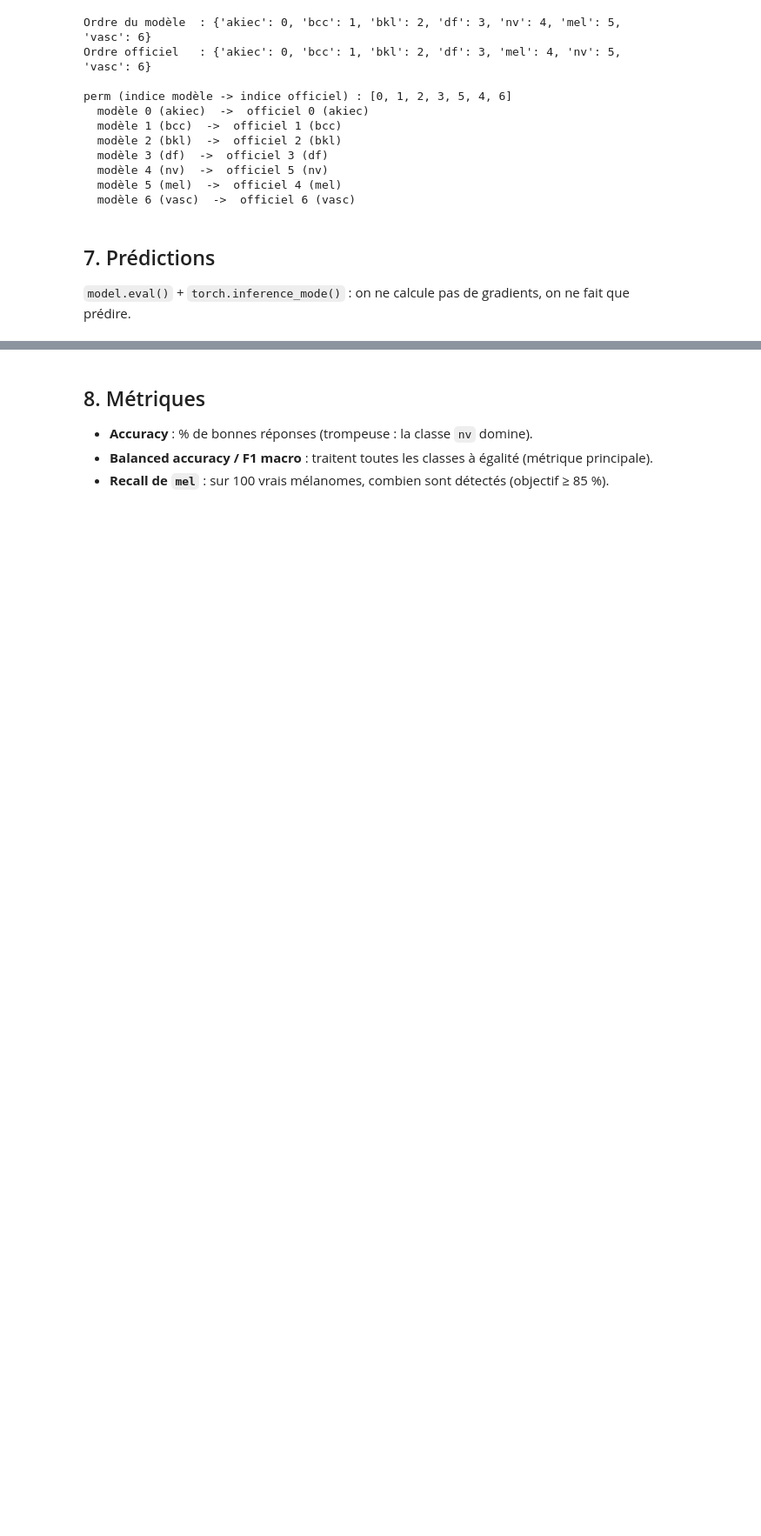
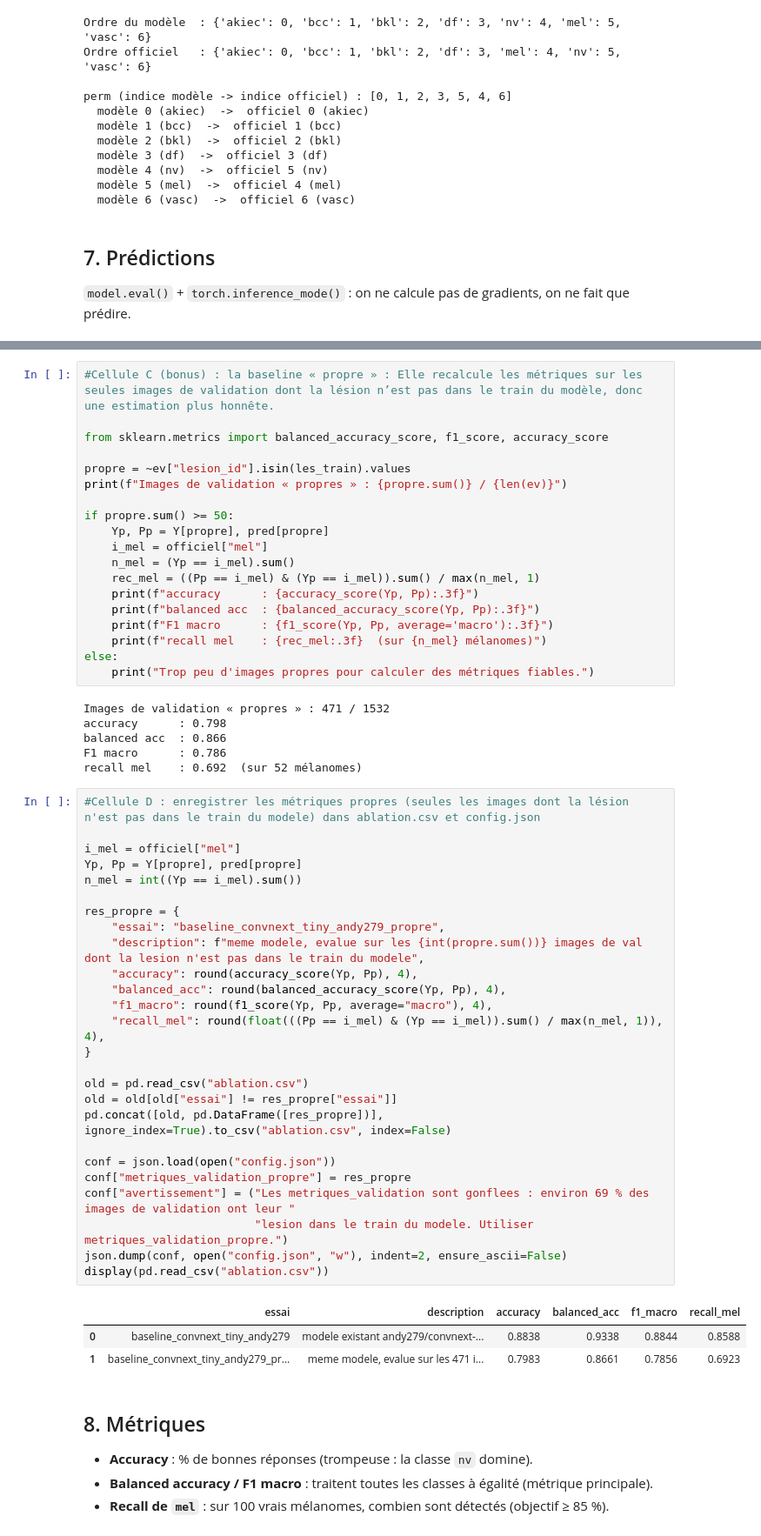
Before and after one commit to MalekAmri88/projet-dermatologie, a Jupyter notebook: M2_modele/M2_S1_baseline.ipynb, the cells around one changed output, grey strips where cells are left out. Shown at 87% size. Saved outputs shown, nothing was run; the diff lists cells and outputs as text; blank space fills up the shorter version.

Commit message:
M2_S1: baseline propre (hors lesions vues par le modele)

```diff
--- a/M2_modele/M2_S1_baseline.ipynb
+++ b/M2_modele/M2_S1_baseline.ipynb
@@ -312,3 +359,58 @@ Terminé en 119 s pour 1532 images
+# %%
+#Cellule C (bonus) : la baseline « propre » : Elle recalcule les métriques sur les seules images de validation dont la lésion n’est pas dans le train du modèle, donc une estimation plus honnête.
+
+from sklearn.metrics import balanced_accuracy_score, f1_score, accuracy_score
+
+propre = ~ev["lesion_id"].isin(les_train).values
+print(f"Images de validation « propres » : {propre.sum()} / {len(ev)}")
+
+if propre.sum() >= 50:
+    Yp, Pp = Y[propre], pred[propre]
+    i_mel = officiel["mel"]
+    n_mel = (Yp == i_mel).sum()
+    rec_mel = ((Pp == i_mel) & (Yp == i_mel)).sum() / max(n_mel, 1)
+    print(f"accuracy      : {accuracy_score(Yp, Pp):.3f}")
+    print(f"balanced acc  : {balanced_accuracy_score(Yp, Pp):.3f}")
+    print(f"F1 macro      : {f1_score(Yp, Pp, average='macro'):.3f}")
+    print(f"recall mel    : {rec_mel:.3f}  (sur {n_mel} mélanomes)")
+else:
+    print("Trop peu d'images propres pour calculer des métriques fiables.")
+# %% [output]
+Images de validation « propres » : 471 / 1532
+accuracy      : 0.798
+balanced acc  : 0.866
+F1 macro      : 0.786
+recall mel    : 0.692  (sur 52 mélanomes)
+# %%
+#Cellule D : enregistrer les métriques propres (seules les images dont la lésion n'est pas dans le train du modele) dans ablation.csv et config.json
+
+i_mel = officiel["mel"]
+Yp, Pp = Y[propre], pred[propre]
+n_mel = int((Yp == i_mel).sum())
+
+res_propre = {
+    "essai": "baseline_convnext_tiny_andy279_propre",
+    "description": f"meme modele, evalue sur les {int(propre.sum())} images de val dont la lesion n'est pas dans le train du modele",
+    "accuracy": round(accuracy_score(Yp, Pp), 4),
+    "balanced_acc": round(balanced_accuracy_score(Yp, Pp), 4),
+    "f1_macro": round(f1_score(Yp, Pp, average="macro"), 4),
+    "recall_mel": round(float(((Pp == i_mel) & (Yp == i_mel)).sum() / max(n_mel, 1)), 4),
+}
+
+old = pd.read_csv("ablation.csv")
+old = old[old["essai"] != res_propre["essai"]]
+pd.concat([old, pd.DataFrame([res_propre])], ignore_index=True).to_csv("ablation.csv", index=False)
+
+conf = json.load(open("config.json"))
+conf["metriques_validation_propre"] = res_propre
+conf["avertissement"] = ("Les metriques_validation sont gonflees : environ 69 % des images de validation ont leur "
+                         "lesion dans le train du modele. Utiliser metriques_validation_propre.")
+json.dump(conf, open("config.json", "w"), indent=2, ensure_ascii=False)
+display(pd.read_csv("ablation.csv"))
+# %% [output]
+|  | essai | description | accuracy | balanced_acc | f1_macro | recall_mel |
+| 0 | baseline_convnext_tiny_andy279 | modele existant andy279/convnext-... | 0.8838 | 0.9338 | 0.8844 | 0.8588 |
+| 1 | baseline_convnext_tiny_andy279_pr... | meme modele, evalue sur les 471 i... | 0.7983 | 0.8661 | 0.7856 | 0.6923 |
 # %% [markdown]
 ## 8. Métriques
 - **Accuracy** : % de bonnes réponses (trompeuse : la classe `nv` domine).
```
Also changed, not shown: parts of 3 cells of this notebook, 2 other files.
